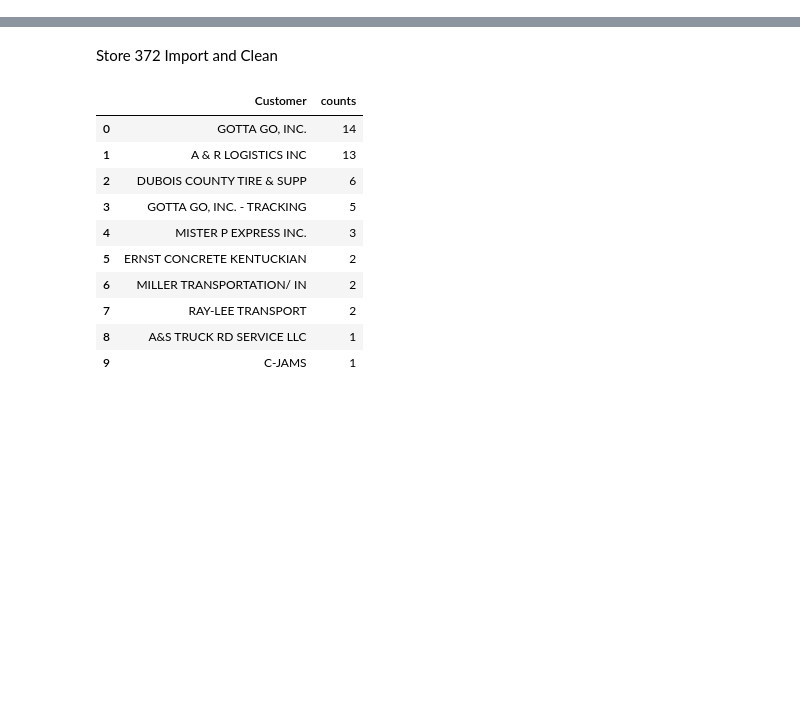
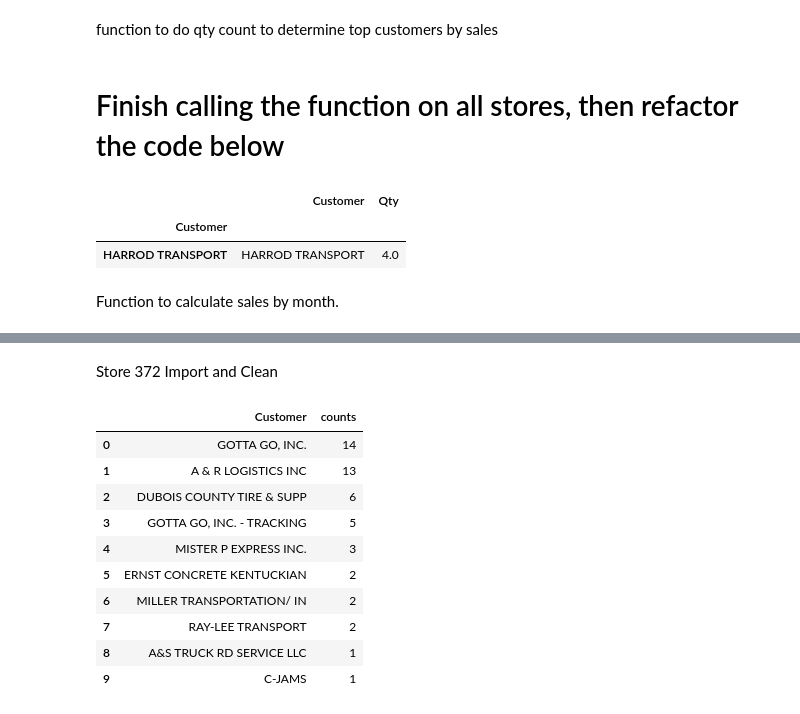
Before and after one commit to dmorton714/vis, a Jupyter notebook: define.ipynb, the cells around one changed output, grey strips where cells are left out. Drawn from its saved outputs; the diff is of its cells as text; code cells hidden in the pictures; blank space fills up the shorter version.

```diff
--- a/define.ipynb
+++ b/define.ipynb
@@ -92,3 +87,5 @@ Net_Gross276 = {
+# %% [markdown]
+function to do qty count to determine top customers by sales
 # %%
 def top_customers(df):
     agg_functions = {'Customer': 'first', 'Qty': 'sum'}
@@ -111,3 +95,15 @@ top_customers(df5).to_csv(r'output/376_customers.csv', index=False)
+# %% [markdown]
+<h1>Finish calling the function on all stores, then refactor the code below
+# %%
+dfc4 = df4
+dfc4 = top_customers(df4)
+dfc4
+# %% [output]
+|  | Customer | Qty |
+| Customer |  |  |
+| HARROD TRANSPORT | HARROD TRANSPORT | 4.0 |
+# %% [markdown]
+Function to calculate sales by month.
 # %%
 def graph(df):
     df['Date'] = pd.to_datetime(df['Date'])
```
Also changed, not shown: parts of 13 cells of this notebook, 2 other files.
